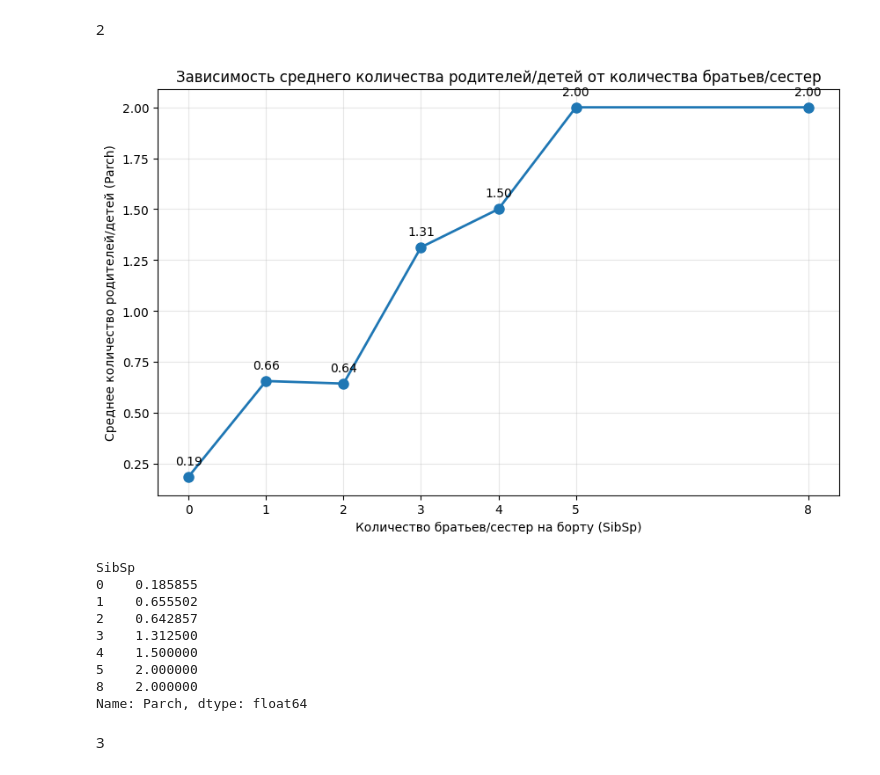
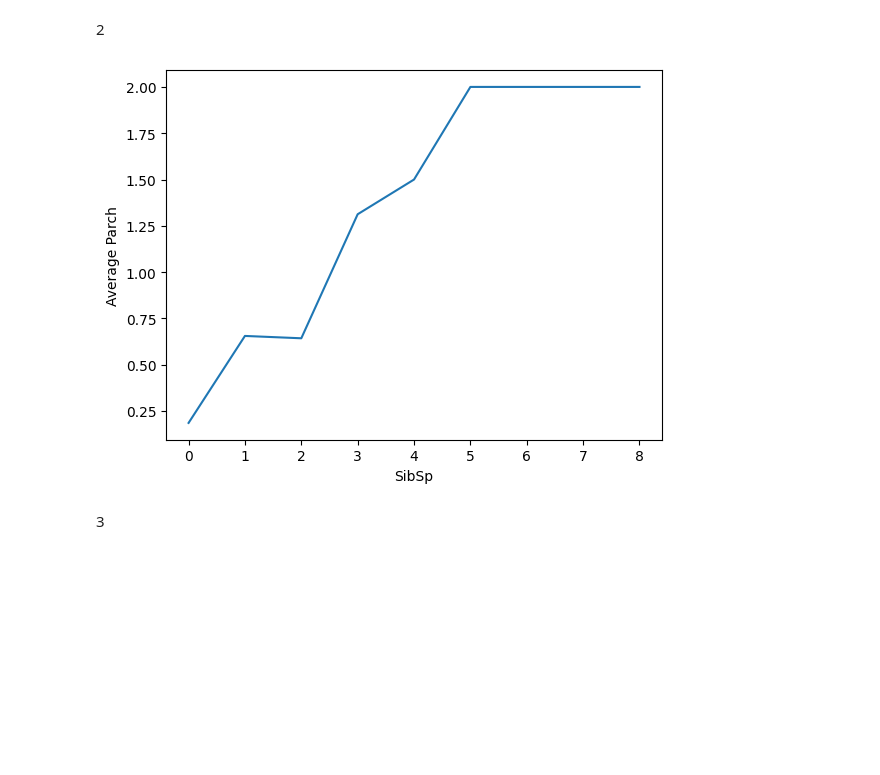
Before and after one commit to silvesttrnovikov-crypto/Homework_, a Jupyter notebook: untitl.ipynb, the cells around one changed output. Cells and saved outputs as stored; diff of their text form; code cells hidden in the pictures; blank space fills up the shorter version.

```diff
--- a/untitl.ipynb
+++ b/untitl.ipynb
@@ -47,33 +53,13 @@ Pclass
 Name: Survived, dtype: float64
 # %% [markdown]
 2
-# %%
-import matplotlib.pyplot as plt
-parch_by_sibsp = df.groupby('SibSp')['Parch'].mean()
-plt.figure(figsize=(10, 6))
-plt.plot(parch_by_sibsp.index, parch_by_sibsp.values, marker='o', linewidth=2, markersize=8)
-plt.xlabel('Количество братьев/сестер на борту (SibSp)')
-plt.ylabel('Среднее количество родителей/детей (Parch)')
-plt.title('Зависимость среднего количества родителей/детей от количества братьев/сестер')
-plt.grid(True, alpha=0.3)
-plt.xticks(parch_by_sibsp.index)
-for i, (x, y) in enumerate(zip(parch_by_sibsp.index, parch_by_sibsp.values)):
-    plt.annotate(f'{y:.2f}', (x, y), textcoords="offset points", xytext=(0,10), ha='center')
-
-plt.show()
-print("Среднее количество родителей/детей по количеству братьев/сестер:")
-print(parch_by_sibsp)
-# %% [output]
-[figure, removed]
-SibSp
-0    0.185855
-1    0.655502
-2    0.642857
-3    1.312500
-4    1.500000
-5    2.000000
-8    2.000000
-Name: Parch, dtype: float64
+# %%
+data.groupby('SibSp')['Parch'].mean().plot()
+plt.xlabel('SibSp')
+plt.ylabel('Average Parch')
+plt.show()
+# %% [output]
+[figure, added]
 # %% [markdown]
 3
 # %%
```
Also changed, not shown: parts of 13 cells of this notebook.
